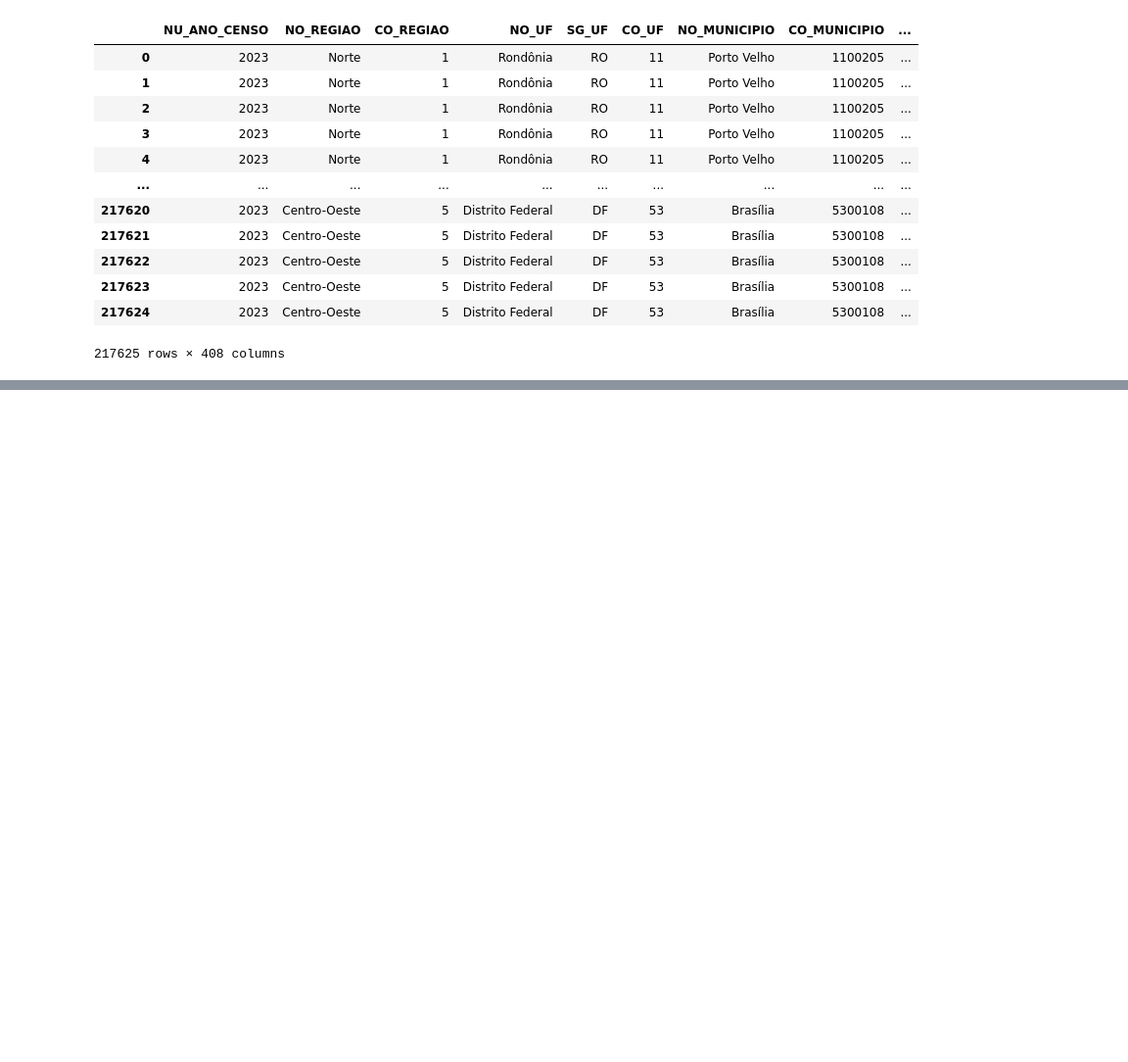
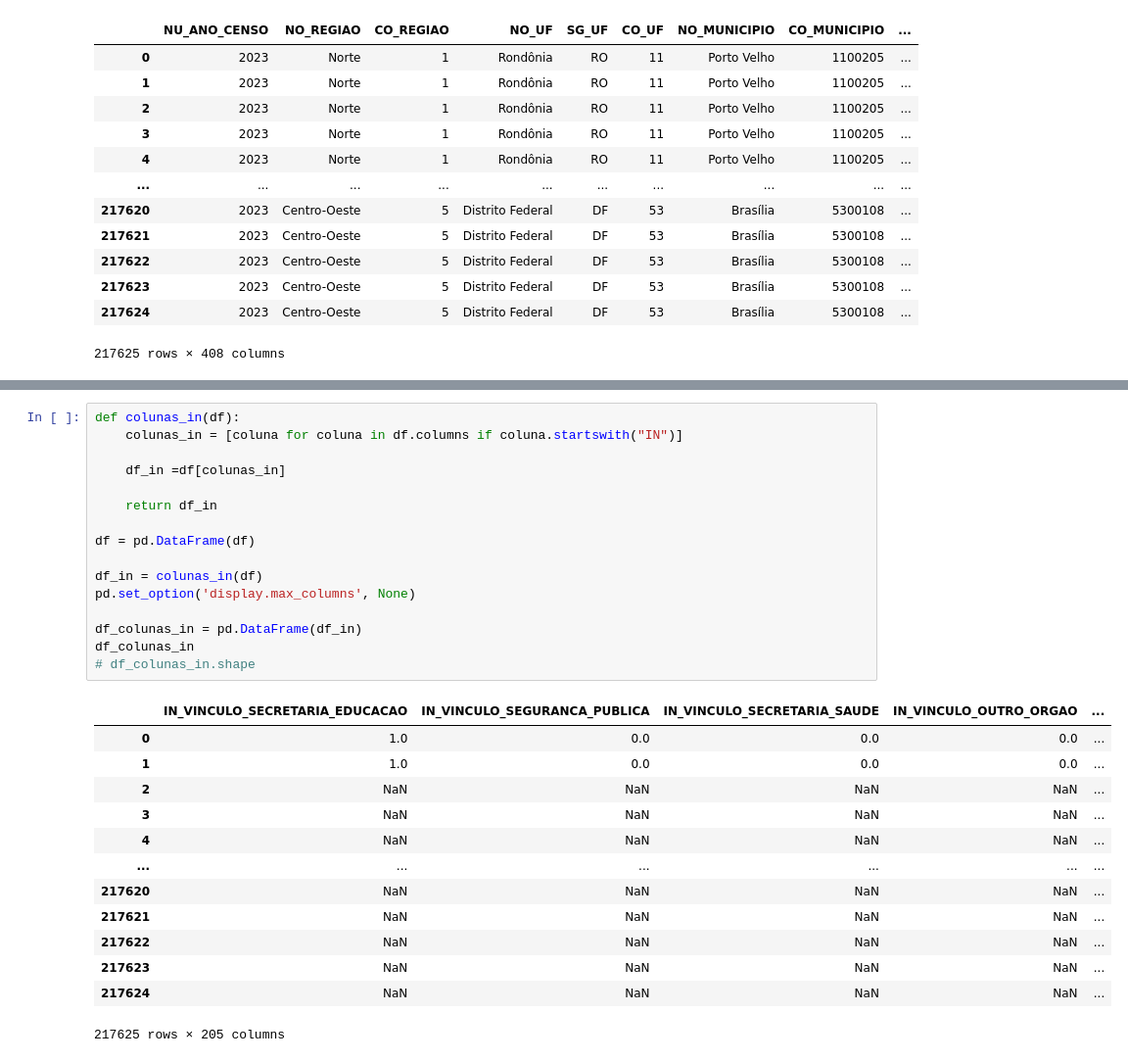
Before and after one commit to Th1agoFarias/Projeto-Censo-Escolar, a Jupyter notebook: notebooks/Censo_Transformer_Notebook.ipynb, the cells around one changed output, grey strips where cells are left out. Shown at 98% size. Drawn from its saved outputs; the diff is of its cells as text; blank space fills up the shorter version.

```diff
--- a/notebooks/Censo_Transformer_Notebook.ipynb
+++ b/notebooks/Censo_Transformer_Notebook.ipynb
@@ -121,0 +352,30 @@ Linhas: 217625, Colunas: 408
+# %%
+def colunas_in(df):
+    colunas_in = [coluna for coluna in df.columns if coluna.startswith("IN")]
+
+    df_in =df[colunas_in]
+
+    return df_in
+
+df = pd.DataFrame(df)
+
+df_in = colunas_in(df)
+pd.set_option('display.max_columns', None)
+
+df_colunas_in = pd.DataFrame(df_in)
+df_colunas_in
+# df_colunas_in.shape
+# %% [output]
+|  | IN_VINCULO_SECRETARIA_EDUCACAO | IN_VINCULO_SEGURANCA_PUBLICA | IN_VINCULO_SECRETARIA_SAUDE | IN_VINCULO_OUTRO_ORGAO | ... |
+| 0 | 1.0 | 0.0 | 0.0 | 0.0 | ... |
+| 1 | 1.0 | 0.0 | 0.0 | 0.0 | ... |
+| 2 | NaN | NaN | NaN | NaN | ... |
+| 3 | NaN | NaN | NaN | NaN | ... |
+| 4 | NaN | NaN | NaN | NaN | ... |
+| ... | ... | ... | ... | ... | ... |
+| 217620 | NaN | NaN | NaN | NaN | ... |
+| 217621 | NaN | NaN | NaN | NaN | ... |
+| 217622 | NaN | NaN | NaN | NaN | ... |
+| 217623 | NaN | NaN | NaN | NaN | ... |
+| 217624 | NaN | NaN | NaN | NaN | ... |
+217625 rows × 205 columns
```
Also changed, not shown: parts of 12 cells of this notebook.
